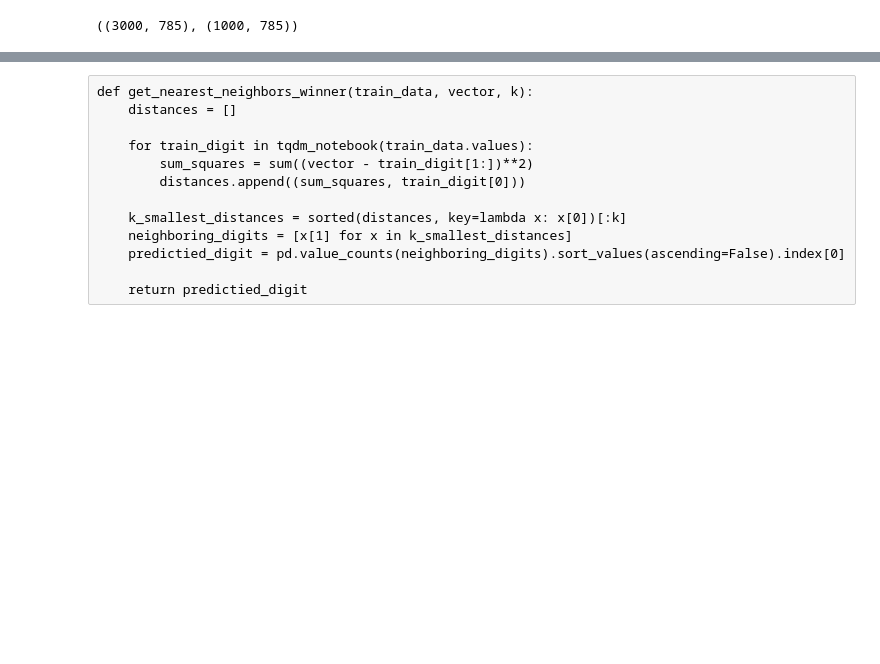
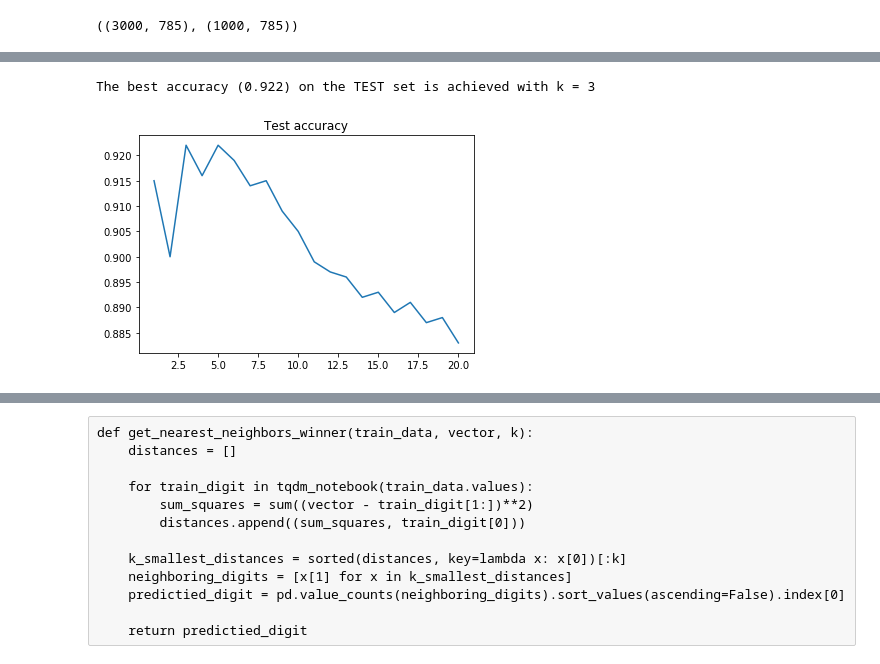
Before and after one commit to 792x/kNN, a Jupyter notebook: SLT1.ipynb, the cells around one changed output, grey strips where cells are left out. Saved outputs shown, nothing was run; the diff lists cells and outputs as text; code cells hidden in the pictures; blank space fills up the shorter version.

Commit message:
metrics calculation

```diff
--- a/SLT1.ipynb
+++ b/SLT1.ipynb
@@ -46,0 +54,22 @@ train.shape, test.shape
+# %%
+def predict_test_with_KDtree(train_data, test_data, k, p=2, tree=None, exclude_nearest=False):
+
+    if not tree:
+        tree = KDTree(train_data[:,1:], metric=DistanceMetric.get_metric("minkowski", p=p))
+
+    actual = []
+    predictions = []
+
+    for test_digit in test_data:
+        _, ind = tree.query(test_digit[1:].reshape(1, -1), k=k)
+        neighboring_digits = [dig[0] for dig in train_data[ind][0]]
+
+        if exclude_nearest:
+            neighboring_digits = neighboring_digits[1:]
+
+        predicted_digit = max(set(neighboring_digits), key = neighboring_digits.count)
+
+        actual.append(test_digit[0])
+        predictions.append(predicted_digit)
+
+    return actual, predictions
@@ -46,0 +84,12 @@ train.shape, test.shape
+# %%
+# Test accuracy/loss
+ks = range(1, 21)
+accs = []
+loss_values = []
+
+for k in tqdm_notebook(ks):
+    act, preds = predict_test_with_KDtree(train.values, test.values, k, 2)
+    accuracy = accuracy_score(act, preds)
+
+    accs.append(accuracy)
+    loss_values.append(1-accuracy)
@@ -46,0 +98,7 @@ train.shape, test.shape
+# %%
+plt.plot(ks, accs);
+plt.title("Test accuracy");
+print(f"The best accuracy ({max(accs)}) on the TEST set is achieved with k = {ks[np.argmax(accs)]} ")
+# %% [output]
+The best accuracy (0.922) on the TEST set is achieved with k = 3
+[figure, added]
```
Also changed, not shown: parts of 39 cells of this notebook.
